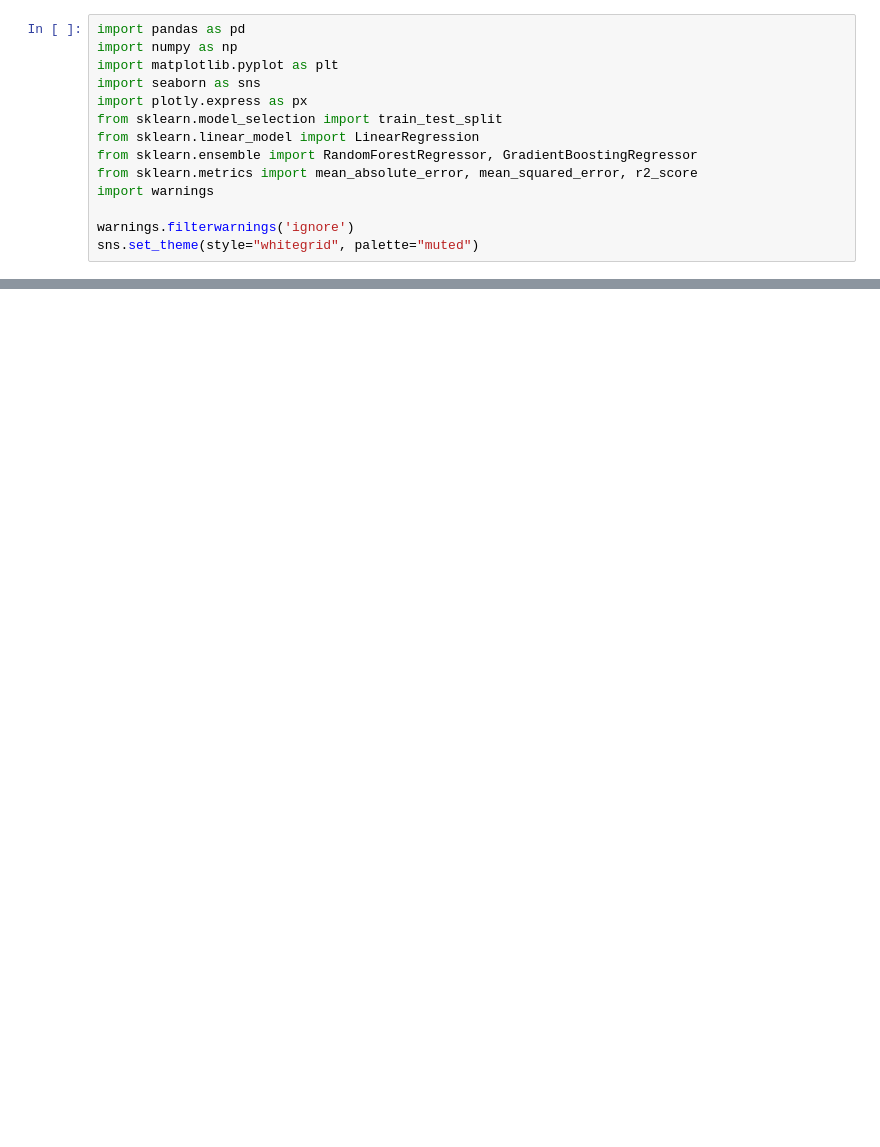
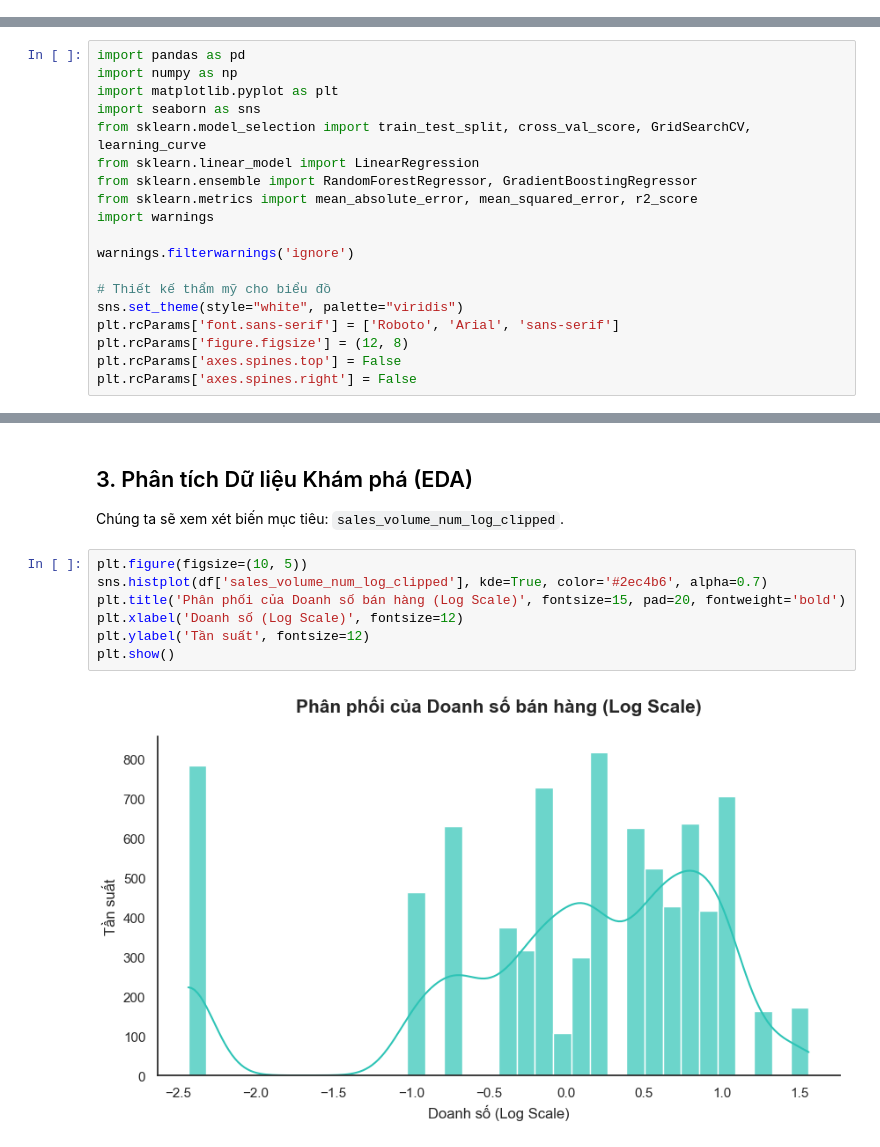
Before and after one commit to Hutaph/LAB01_Data_Visualization, a Jupyter notebook: notebook/modeling/product_popularity_prediction.ipynb, the cells around one changed output, grey strips where cells are left out. Drawn from its saved outputs; the diff is of its cells as text; blank space fills up the shorter version.

Commit message:
feat: improve modeling

```diff
--- a/notebook/modeling/product_popularity_prediction.ipynb
+++ b/notebook/modeling/product_popularity_prediction.ipynb
@@ -17,14 +0,0 @@ In this notebook, we aim to build a machine learning model to predict the **popu
-# %%
-import pandas as pd
-import numpy as np
-import matplotlib.pyplot as plt
-import seaborn as sns
-import plotly.express as px
-from sklearn.model_selection import train_test_split
-from sklearn.linear_model import LinearRegression
-from sklearn.ensemble import RandomForestRegressor, GradientBoostingRegressor
-from sklearn.metrics import mean_absolute_error, mean_squared_error, r2_score
-import warnings
-
-warnings.filterwarnings('ignore')
-sns.set_theme(style="whitegrid", palette="muted")
@@ -162,0 +18,19 @@ Based on the model performance and feature importance, we can draw the following
+# %%
+import pandas as pd
+import numpy as np
+import matplotlib.pyplot as plt
+import seaborn as sns
+from sklearn.model_selection import train_test_split, cross_val_score, GridSearchCV, learning_curve
+from sklearn.linear_model import LinearRegression
+from sklearn.ensemble import RandomForestRegressor, GradientBoostingRegressor
+from sklearn.metrics import mean_absolute_error, mean_squared_error, r2_score
+import warnings
+
+warnings.filterwarnings('ignore')
+
+# Thiết kế thẩm mỹ cho biểu đồ
+sns.set_theme(style="white", palette="viridis")
+plt.rcParams['font.sans-serif'] = ['Roboto', 'Arial', 'sans-serif']
+plt.rcParams['figure.figsize'] = (12, 8)
+plt.rcParams['axes.spines.top'] = False
+plt.rcParams['axes.spines.right'] = False
@@ -162,0 +53,12 @@ Based on the model performance and feature importance, we can draw the following
+# %% [markdown]
+## 3. Phân tích Dữ liệu Khám phá (EDA)
+Chúng ta sẽ xem xét biến mục tiêu: `sales_volume_num_log_clipped`.
+# %%
+plt.figure(figsize=(10, 5))
+sns.histplot(df['sales_volume_num_log_clipped'], kde=True, color='#2ec4b6', alpha=0.7)
+plt.title('Phân phối của Doanh số bán hàng (Log Scale)', fontsize=15, pad=20, fontweight='bold')
+plt.xlabel('Doanh số (Log Scale)', fontsize=12)
+plt.ylabel('Tần suất', fontsize=12)
+plt.show()
+# %% [output]
+[figure, added]
```
Also changed, not shown: parts of 43 cells of this notebook, 1 other file.
